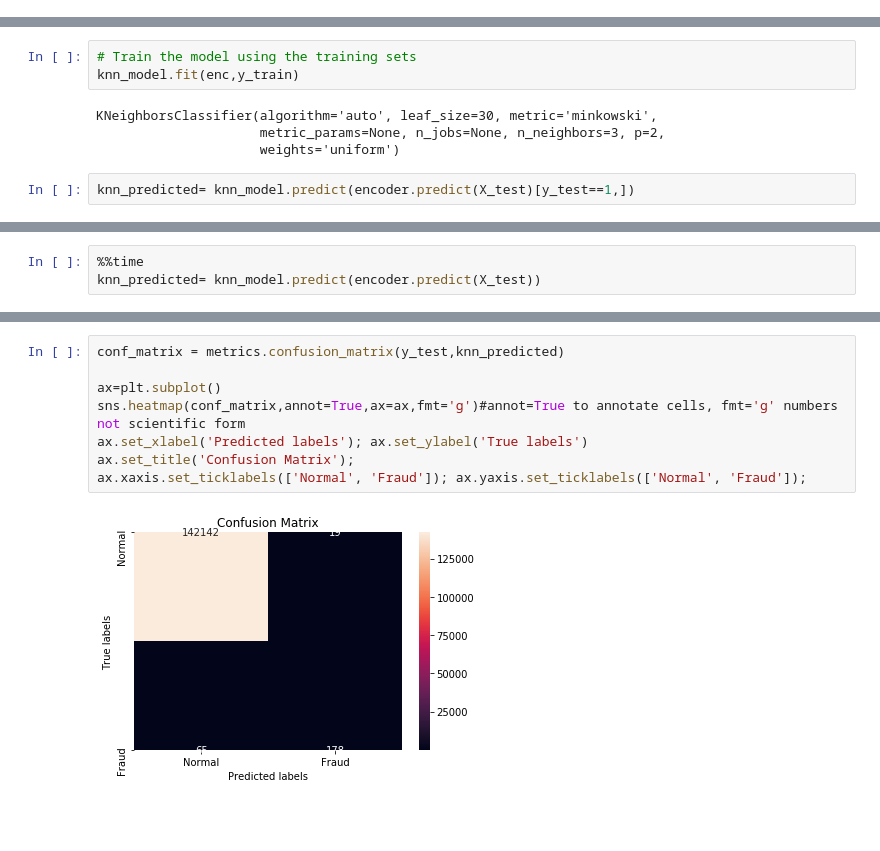
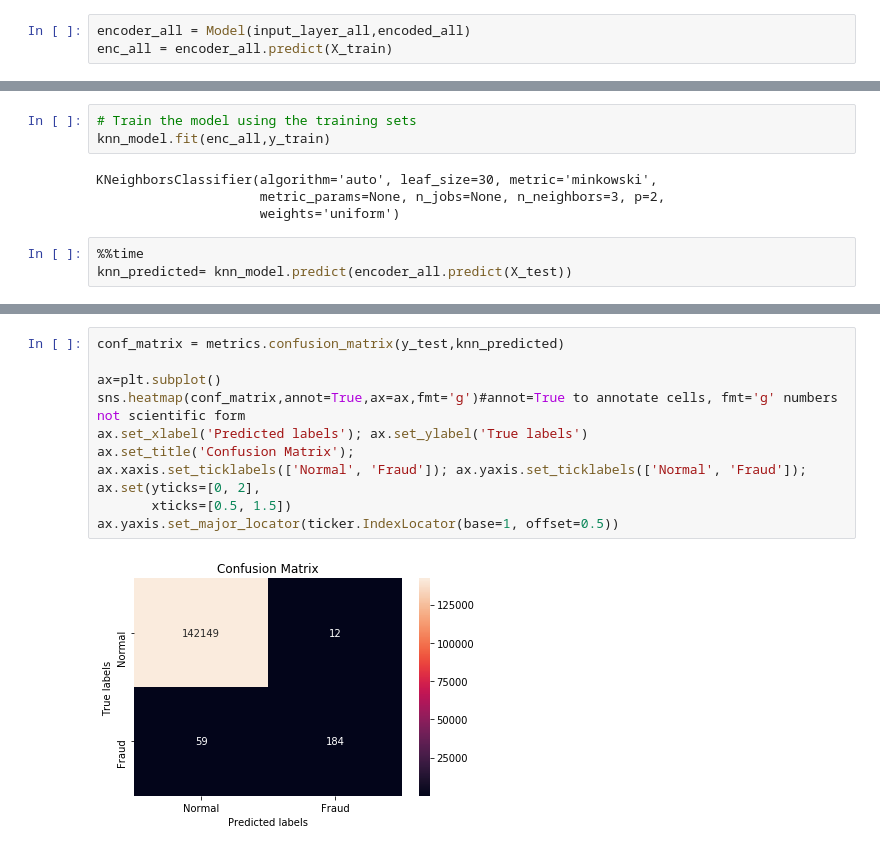
Before and after one commit to dpanagop/ML_and_AI_examples, a Jupyter notebook: Credit_Fraud_detection_with_autoencoders.ipynb, the cells around one changed output, grey strips where cells are left out. Drawn from its saved outputs; the diff is of its cells as text; blank space fills up the shorter version.

```diff
--- a/Credit_Fraud_detection_with_autoencoders.ipynb
+++ b/Credit_Fraud_detection_with_autoencoders.ipynb
@@ -174,13 +181,17 @@ enc = encoder.predict(X_train)
+# %%
+encoder_all = Model(input_layer_all,encoded_all)
+enc_all = encoder_all.predict(X_train)
 # %%
 from sklearn.neighbors import KNeighborsClassifier
 # %%
 knn_model = KNeighborsClassifier(n_neighbors=3)
 # %%
 # Train the model using the training sets
-knn_model.fit(enc,y_train)
+knn_model.fit(enc_all,y_train)
 # %% [output]
 KNeighborsClassifier(algorithm='auto', leaf_size=30, metric='minkowski',
                      metric_params=None, n_jobs=None, n_neighbors=3, p=2,
                      weights='uniform')
 # %%
-knn_predicted= knn_model.predict(encoder.predict(X_test)[y_test==1,])
+%%time
+knn_predicted= knn_model.predict(encoder_all.predict(X_test))
@@ -199,3 +200,0 @@ print(sum(knn_predicted)/sum(y_test[y_test==1]))
-# %%
-%%time
-knn_predicted= knn_model.predict(encoder.predict(X_test))
@@ -205,10 +201,13 @@ Wall time: 39.1 s
 # %%
 conf_matrix = metrics.confusion_matrix(y_test,knn_predicted)
 
 ax=plt.subplot()
 sns.heatmap(conf_matrix,annot=True,ax=ax,fmt='g')#annot=True to annotate cells, fmt='g' numbers not scientific form
 ax.set_xlabel('Predicted labels'); ax.set_ylabel('True labels')
 ax.set_title('Confusion Matrix');
 ax.xaxis.set_ticklabels(['Normal', 'Fraud']); ax.yaxis.set_ticklabels(['Normal', 'Fraud']);
+ax.set(yticks=[0, 2],
+       xticks=[0.5, 1.5])
+ax.yaxis.set_major_locator(ticker.IndexLocator(base=1, offset=0.5))
 # %% [output]
-[figure, old version]
+[figure, new version]
```
Also changed, not shown: parts of 12 cells of this notebook.
